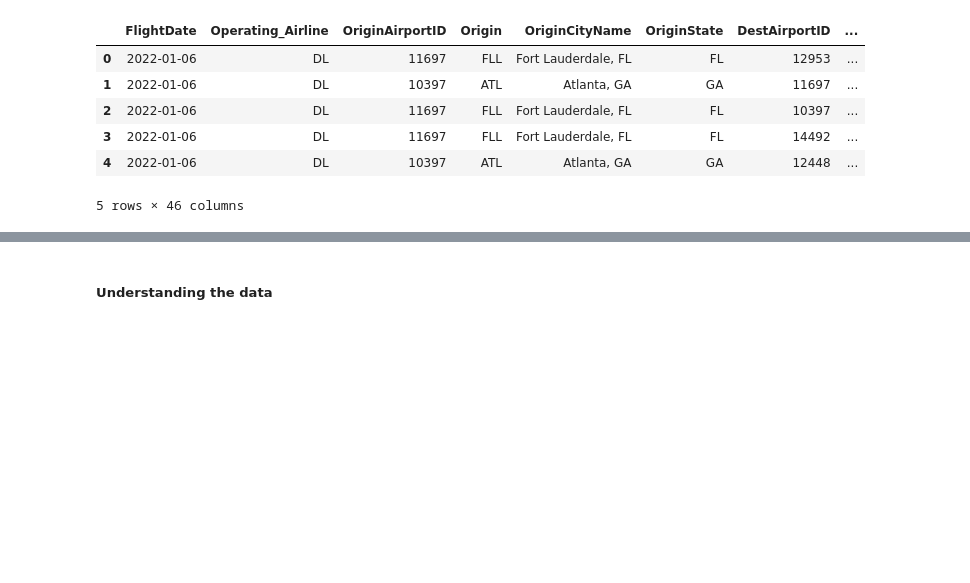
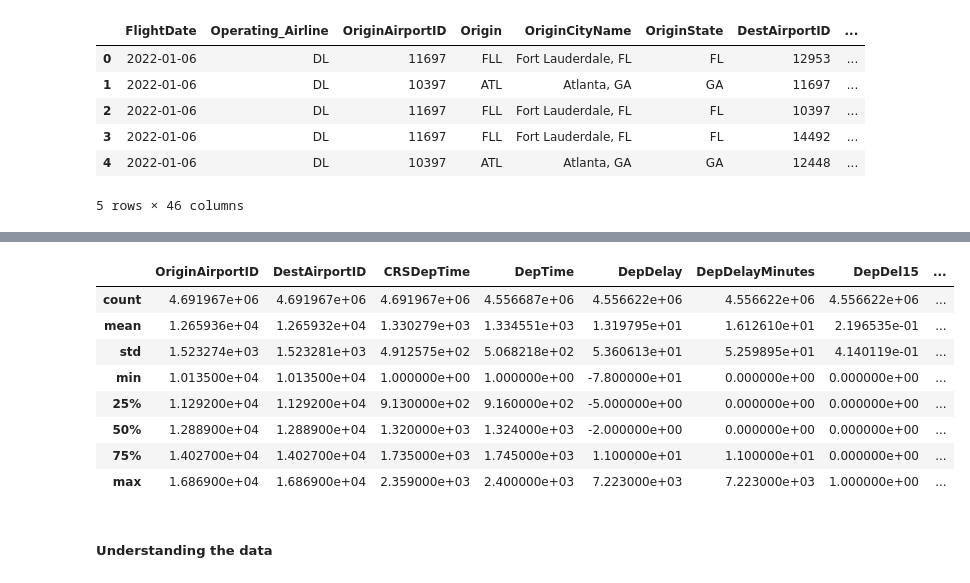
Before and after one commit to georgetown-analytics/team-3, a Jupyter notebook: flight_model/notebooks/EDA/eda1_flight_data_082022.ipynb, the cells around one changed output, grey strips where cells are left out. Drawn from its saved outputs; the diff is of its cells as text; code cells hidden in the pictures; blank space fills up the shorter version.

```diff
--- a/flight_model/notebooks/EDA/eda1_flight_data_082022.ipynb
+++ b/flight_model/notebooks/EDA/eda1_flight_data_082022.ipynb
@@ -269,3 +475,15 @@ dtype: object
+# %%
+(df_flights_012022_082022[SELECTED_COLUMNS].describe())
+# %% [output]
+|  | OriginAirportID | DestAirportID | CRSDepTime | DepTime | DepDelay | DepDelayMinutes | DepDel15 | ... |
+| count | 4.691967e+06 | 4.691967e+06 | 4.691967e+06 | 4.556687e+06 | 4.556622e+06 | 4.556622e+06 | 4.556622e+06 | ... |
+| mean | 1.265936e+04 | 1.265932e+04 | 1.330279e+03 | 1.334551e+03 | 1.319795e+01 | 1.612610e+01 | 2.196535e-01 | ... |
+| std | 1.523274e+03 | 1.523281e+03 | 4.912575e+02 | 5.068218e+02 | 5.360613e+01 | 5.259895e+01 | 4.140119e-01 | ... |
+| min | 1.013500e+04 | 1.013500e+04 | 1.000000e+00 | 1.000000e+00 | -7.800000e+01 | 0.000000e+00 | 0.000000e+00 | ... |
+| 25% | 1.129200e+04 | 1.129200e+04 | 9.130000e+02 | 9.160000e+02 | -5.000000e+00 | 0.000000e+00 | 0.000000e+00 | ... |
+| 50% | 1.288900e+04 | 1.288900e+04 | 1.320000e+03 | 1.324000e+03 | -2.000000e+00 | 0.000000e+00 | 0.000000e+00 | ... |
+| 75% | 1.402700e+04 | 1.402700e+04 | 1.735000e+03 | 1.745000e+03 | 1.100000e+01 | 1.100000e+01 | 0.000000e+00 | ... |
+| max | 1.686900e+04 | 1.686900e+04 | 2.359000e+03 | 2.400000e+03 | 7.223000e+03 | 7.223000e+03 | 1.000000e+00 | ... |
 # %% [markdown]
 ##### Understanding the data
 # %%
```
Also changed, not shown: parts of 65 cells of this notebook, 2 other files.
